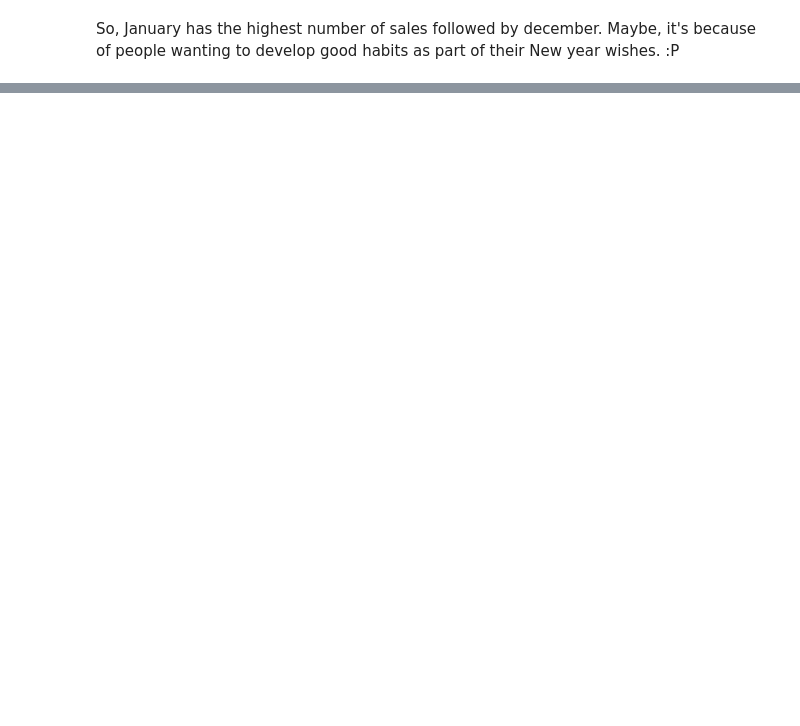
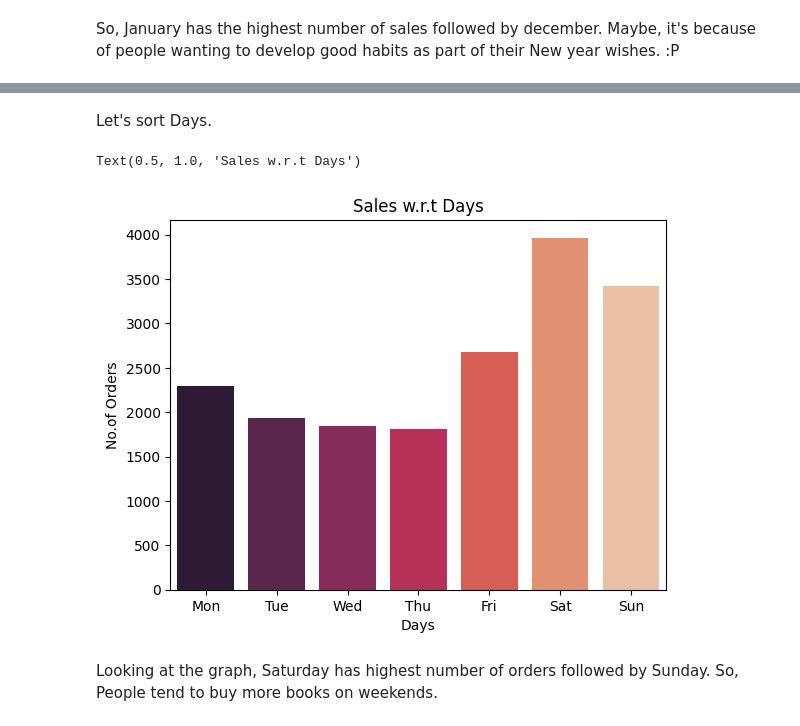
Before and after one commit to aitesamjaved26/EDA-Book-Sales, a Jupyter notebook: eda-book-sale.ipynb, the cells around one changed output, grey strips where cells are left out. Saved outputs shown, nothing was run; the diff lists cells and outputs as text; code cells hidden in the pictures; blank space fills up the shorter version.

```diff
--- a/eda-book-sale.ipynb
+++ b/eda-book-sale.ipynb
@@ -412,0 +437,18 @@ So, January has the highest number of sales followed by december. Maybe, it's be
+# %% [markdown]
+Let's sort Days.
+# %%
+days_result=books_data[books_data['Order Status']=='Completed'].groupby('Day')['Order Status'].count()
+# %%
+sales_by_day = days_result.reindex(['Mon','Tue','Wed','Thu','Fri','Sat','Sun'])
+# %%
+sales_by_day=sales_by_day.reset_index()
+# %%
+sns.barplot(data=sales_by_day, x='Day', y='Order Status',palette='rocket')
+plt.xlabel("Days")
+plt.ylabel("No.of Orders")
+plt.title("Sales w.r.t Days")
+# %% [output]
+Text(0.5, 1.0, 'Sales w.r.t Days')
+[figure, added]
+# %% [markdown]
+Looking at the graph, Saturday has highest number of orders followed by Sunday. So, People tend to buy more books on weekends.
```
Also changed, not shown: parts of 34 cells of this notebook.
